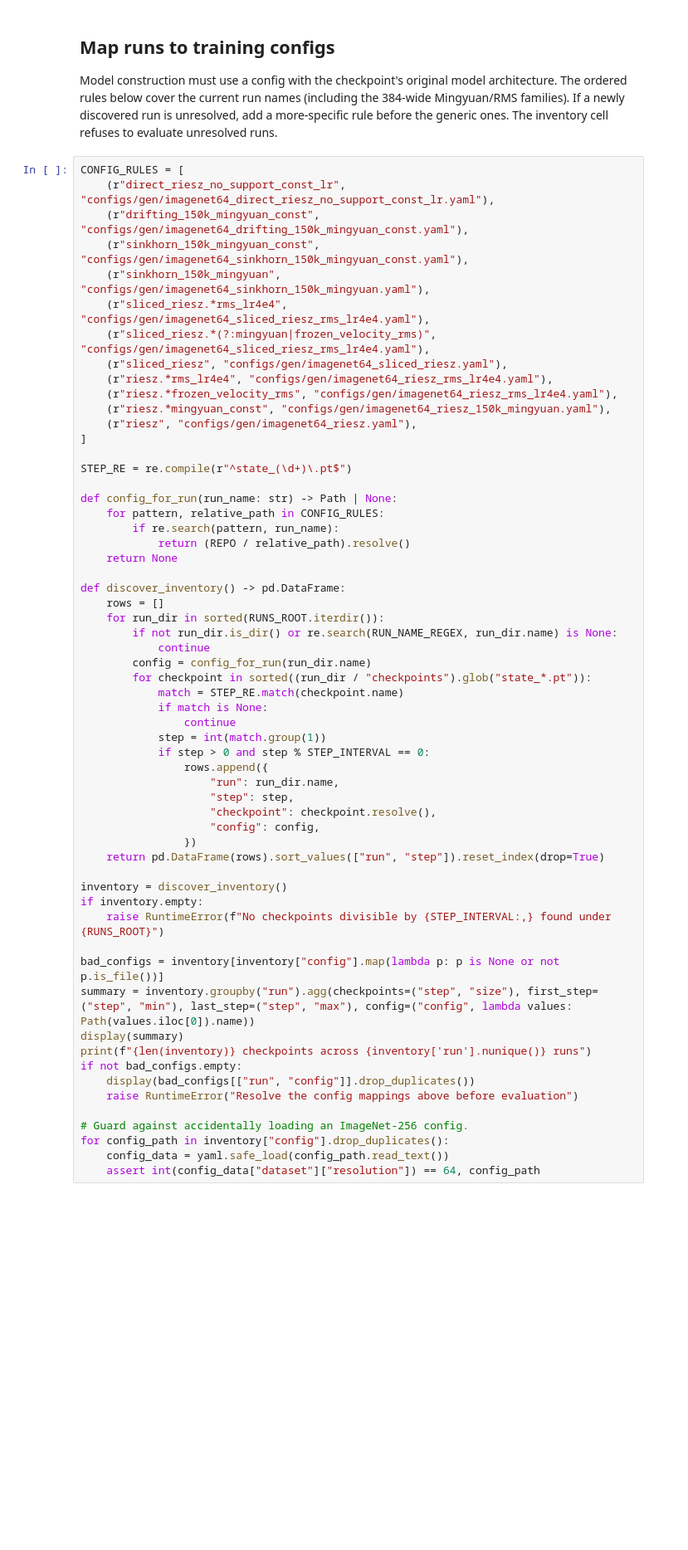
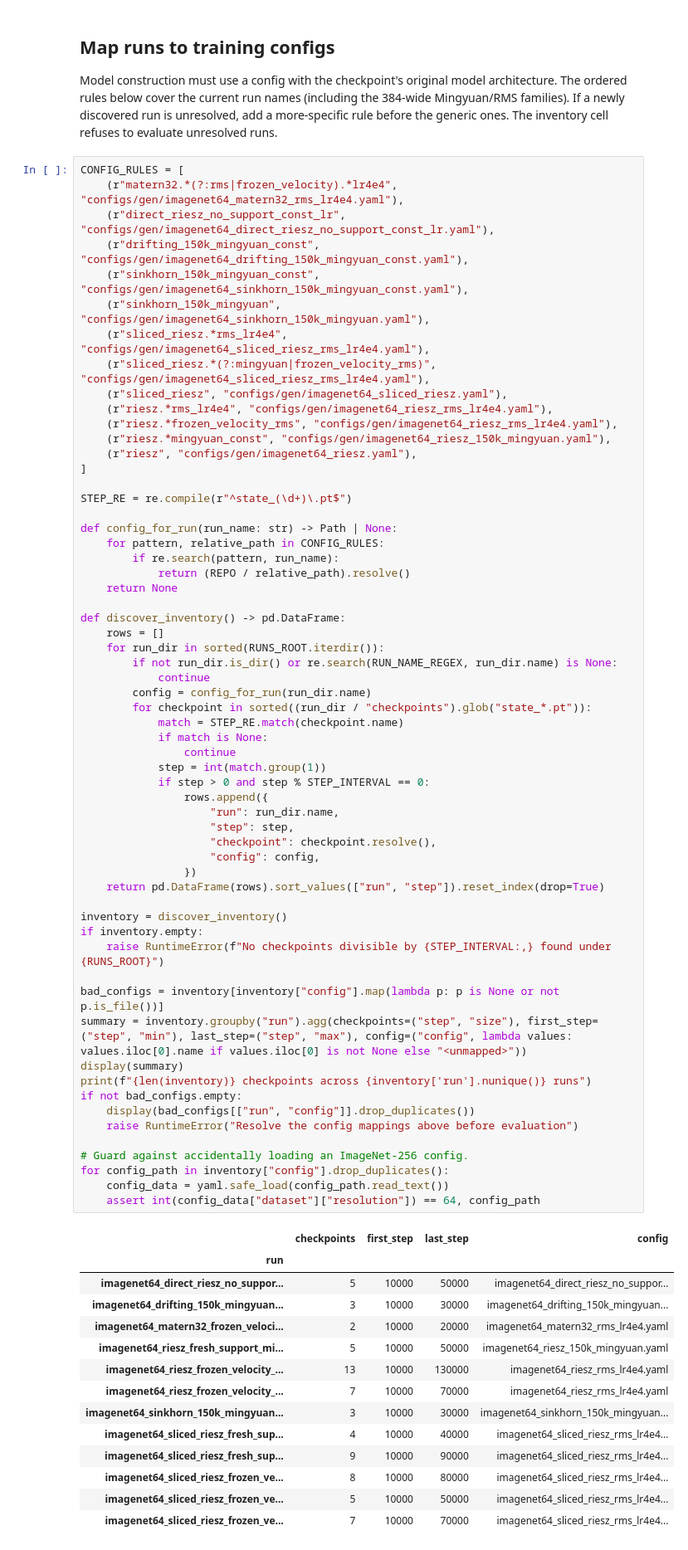
Before and after one commit to hudsonchen/riesz_flow_hudson, a Jupyter notebook: notebooks/fid_imagenet64.ipynb, the cells around one changed output. Shown at 83% size. Cells and saved outputs as stored; diff of their text form; blank space fills up the shorter version.

```diff
--- a/notebooks/fid_imagenet64.ipynb
+++ b/notebooks/fid_imagenet64.ipynb
@@ -55,6 +60,7 @@ print(f"Temporary:  {TMP_ROOT}")
 Model construction must use a config with the checkpoint's original model architecture. The ordered rules below cover the current run names (including the 384-wide Mingyuan/RMS families). If a newly discovered run is unresolved, add a more-specific rule before the generic ones. The inventory cell refuses to evaluate unresolved runs.
 # %%
 CONFIG_RULES = [
+    (r"matern32.*(?:rms|frozen_velocity).*lr4e4", "configs/gen/imagenet64_matern32_rms_lr4e4.yaml"),
     (r"direct_riesz_no_support_const_lr", "configs/gen/imagenet64_direct_riesz_no_support_const_lr.yaml"),
     (r"drifting_150k_mingyuan_const", "configs/gen/imagenet64_drifting_150k_mingyuan_const.yaml"),
     (r"sinkhorn_150k_mingyuan_const", "configs/gen/imagenet64_sinkhorn_150k_mingyuan_const.yaml"),
@@ -84,31 +90,46 @@ def discover_inventory() -> pd.DataFrame:
         config = config_for_run(run_dir.name)
         for checkpoint in sorted((run_dir / "checkpoints").glob("state_*.pt")):
             match = STEP_RE.match(checkpoint.name)
             if match is None:
                 continue
             step = int(match.group(1))
             if step > 0 and step % STEP_INTERVAL == 0:
                 rows.append({
                     "run": run_dir.name,
                     "step": step,
                     "checkpoint": checkpoint.resolve(),
                     "config": config,
                 })
     return pd.DataFrame(rows).sort_values(["run", "step"]).reset_index(drop=True)
 
 inventory = discover_inventory()
 if inventory.empty:
     raise RuntimeError(f"No checkpoints divisible by {STEP_INTERVAL:,} found under {RUNS_ROOT}")
 
 bad_configs = inventory[inventory["config"].map(lambda p: p is None or not p.is_file())]
-summary = inventory.groupby("run").agg(checkpoints=("step", "size"), first_step=("step", "min"), last_step=("step", "max"), config=("config", lambda values: Path(values.iloc[0]).name))
+summary = inventory.groupby("run").agg(checkpoints=("step", "size"), first_step=("step", "min"), last_step=("step", "max"), config=("config", lambda values: values.iloc[0].name if values.iloc[0] is not None else "<unmapped>"))
 display(summary)
 print(f"{len(inventory)} checkpoints across {inventory['run'].nunique()} runs")
 if not bad_configs.empty:
     display(bad_configs[["run", "config"]].drop_duplicates())
     raise RuntimeError("Resolve the config mappings above before evaluation")
 
 # Guard against accidentally loading an ImageNet-256 config.
 for config_path in inventory["config"].drop_duplicates():
     config_data = yaml.safe_load(config_path.read_text())
     assert int(config_data["dataset"]["resolution"]) == 64, config_path
+# %% [output]
+|  | checkpoints | first_step | last_step | config |
+| run |  |  |  |  |
+| imagenet64_direct_riesz_no_suppor... | 5 | 10000 | 50000 | imagenet64_direct_riesz_no_suppor... |
+| imagenet64_drifting_150k_mingyuan... | 3 | 10000 | 30000 | imagenet64_drifting_150k_mingyuan... |
+| imagenet64_matern32_frozen_veloci... | 2 | 10000 | 20000 | imagenet64_matern32_rms_lr4e4.yaml |
+| imagenet64_riesz_fresh_support_mi... | 5 | 10000 | 50000 | imagenet64_riesz_150k_mingyuan.yaml |
+| imagenet64_riesz_frozen_velocity_... | 13 | 10000 | 130000 | imagenet64_riesz_rms_lr4e4.yaml |
+| imagenet64_riesz_frozen_velocity_... | 7 | 10000 | 70000 | imagenet64_riesz_rms_lr4e4.yaml |
+| imagenet64_sinkhorn_150k_mingyuan... | 3 | 10000 | 30000 | imagenet64_sinkhorn_150k_mingyuan... |
+| imagenet64_sliced_riesz_fresh_sup... | 4 | 10000 | 40000 | imagenet64_sliced_riesz_rms_lr4e4... |
+| imagenet64_sliced_riesz_fresh_sup... | 9 | 10000 | 90000 | imagenet64_sliced_riesz_rms_lr4e4... |
+| imagenet64_sliced_riesz_frozen_ve... | 8 | 10000 | 80000 | imagenet64_sliced_riesz_rms_lr4e4... |
+| imagenet64_sliced_riesz_frozen_ve... | 5 | 10000 | 50000 | imagenet64_sliced_riesz_rms_lr4e4... |
+| imagenet64_sliced_riesz_frozen_ve... | 7 | 10000 | 70000 | imagenet64_sliced_riesz_rms_lr4e4... |
```
Also changed, not shown: parts of 4 cells of this notebook, 3 other files.
